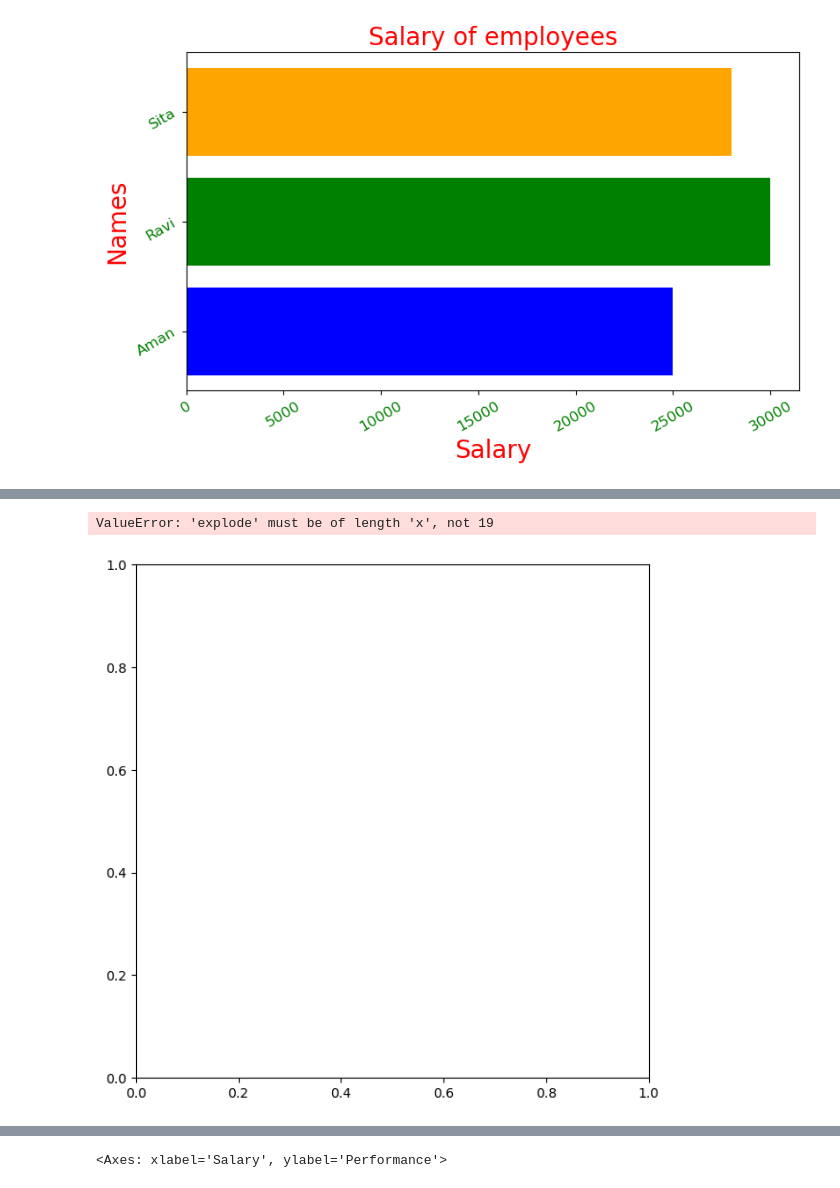
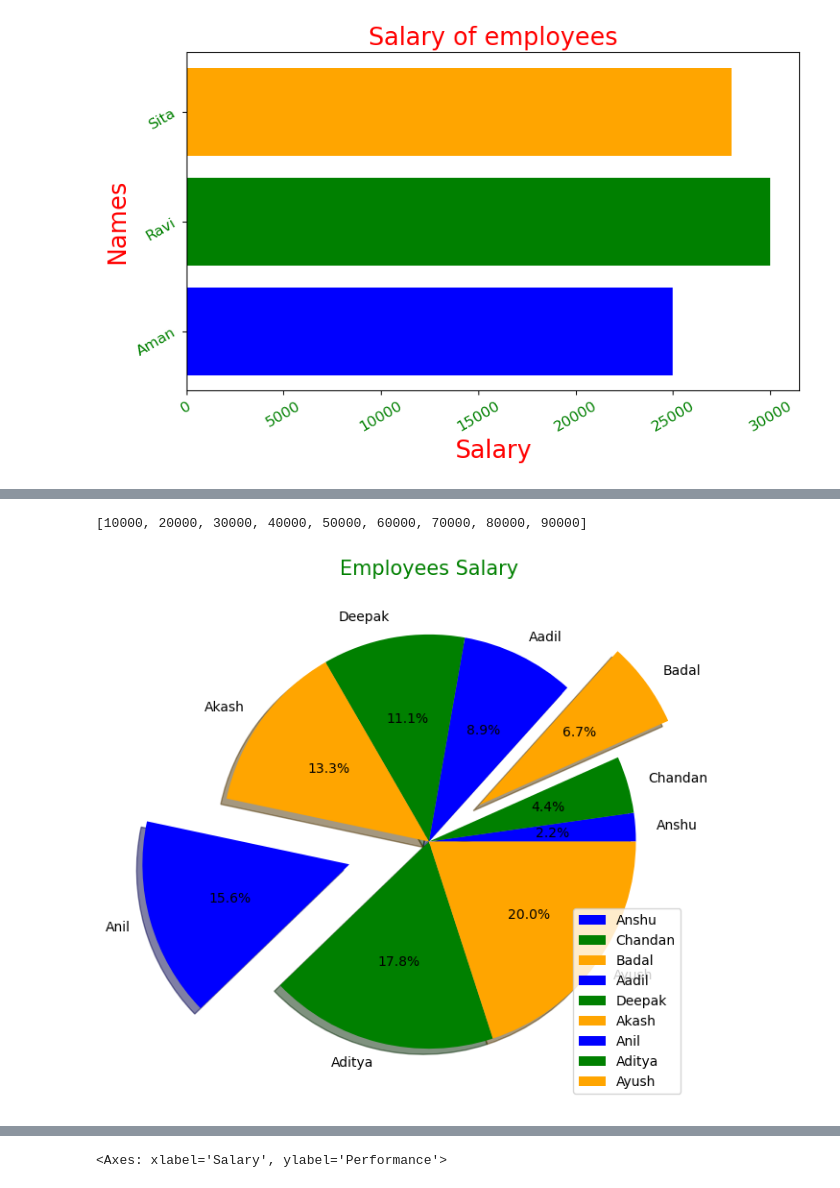
Before and after one commit to anshuKumar-codes/Data_Analytics_Journey, a Jupyter notebook: Pandas/day 1 pandas.ipynb, the cells around one changed output, grey strips where cells are left out. Cells and saved outputs as stored; diff of their text form; code cells hidden in the pictures.

```diff
--- a/Pandas/day 1 pandas.ipynb
+++ b/Pandas/day 1 pandas.ipynb
@@ -603,9 +538,9 @@ p=["Red","Blue","Green","Yellow","Orange","Purple","Pink","Brown","Black"]
 # %%
 import matplotlib.pyplot as plt
 
-t2 = ["Aman", "Ravi", "Sita"]
-s2 = [25000, 30000, 28000]
-p = ["blue", "green", "orange"]
+# t2 = ["Aman", "Ravi", "Sita"]
+# s2 = [25000, 30000, 28000]
+# p = ["blue", "green", "orange"]
 
 plt.figure(figsize=(9,5))
 plt.barh(t2, s2, color=p)
@@ -627,12 +574,15 @@ plt.yticks(rotation=30, fontsize=12, color="green")
+# %%
+s2
+# %% [output]
+[10000, 20000, 30000, 40000, 50000, 60000, 70000, 80000, 90000]
 # %%
-e=(0,0,0.3,0,0,0,0.4,0,0,0,0,0,0,0.4,0,0,0.5,0,0)
+e=(0,0,0.3,0,0,0,0.4,0,0)
 plt.figure(figsize=(15,7))
 plt.pie(s2,explode=e,labels=t2,autopct='%1.1f%%',shadow=True,colors=p)
-plt.title('Salary',size=15,color='Green')
+plt.title('Employees Salary',size=15,color='Green')
 plt.legend()
 plt.show()
 # %% [output]
-ValueError: 'explode' must be of length 'x', not 19
-[figure, old version]
+[figure, new version]
 # %%
 df5
```
Also changed, not shown: parts of 23 cells of this notebook, 1 other file.
